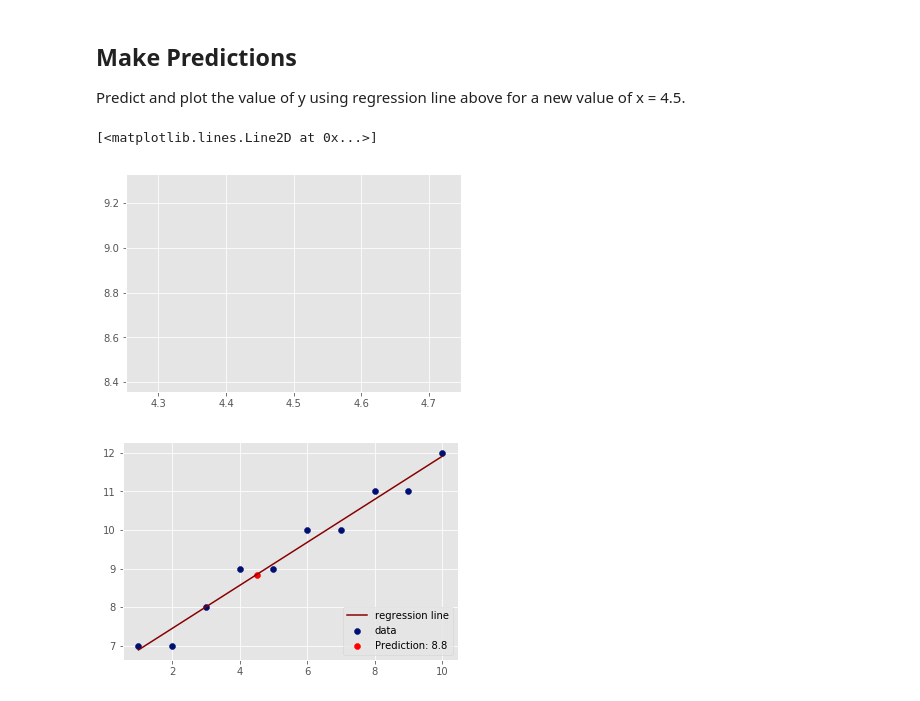
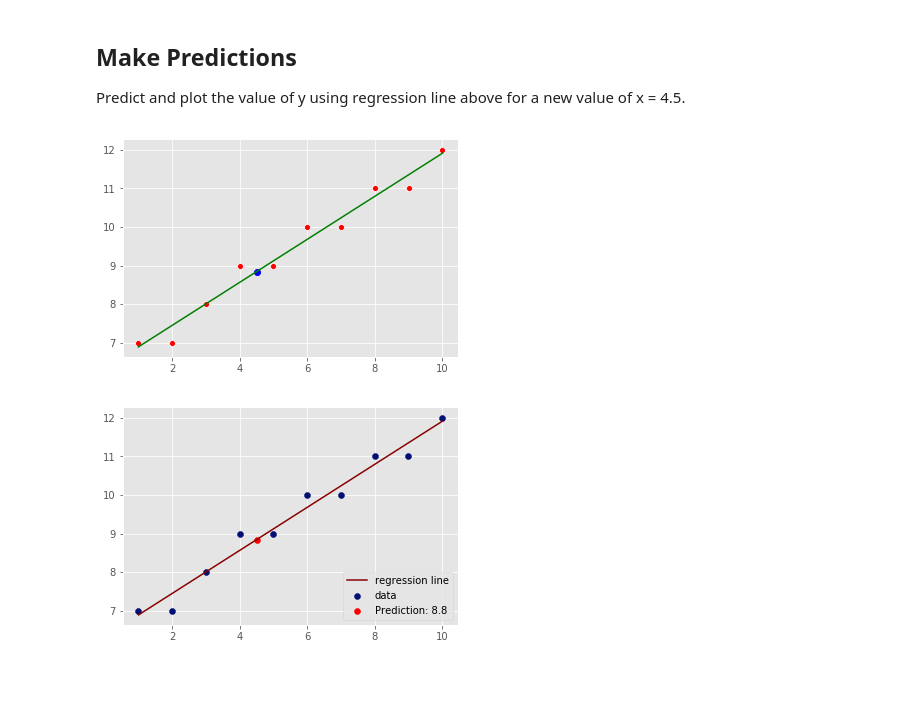
Before and after one commit to danjizquierdo/dsc-0-10-10-complete-regression-nyc-ds-career-012819, a Jupyter notebook: index.ipynb, the cells around one changed output. Saved outputs shown, nothing was run; the diff lists cells and outputs as text; code cells hidden in the pictures.

```diff
--- a/index.ipynb
+++ b/index.ipynb
@@ -103,13 +103,12 @@ import matplotlib.pyplot as plt
 # %%
 # Make prediction using given value and visualize on the scatter plot
 plt.figure()
 plt.style.use('ggplot')
-plt.plot(np.array(4.5),np.array(m*4.5+b),'b',linewidth=100)
-# sns.scatterplot(X,Y,color='r')
-# sns.lineplot(X,y_pred,color='g');
+plt.plot(np.array(4.5),np.array(m*4.5+b),'bo',linewidth=100)
+sns.scatterplot(X,Y,color='r')
+sns.lineplot(X,y_pred,color='g');
 # %% [output]
-[<matplotlib.lines.Line2D at 0x...>]
-[figure, old version]
+[figure, new version]
 # %%
 # %% [output]
 [figure]
```
